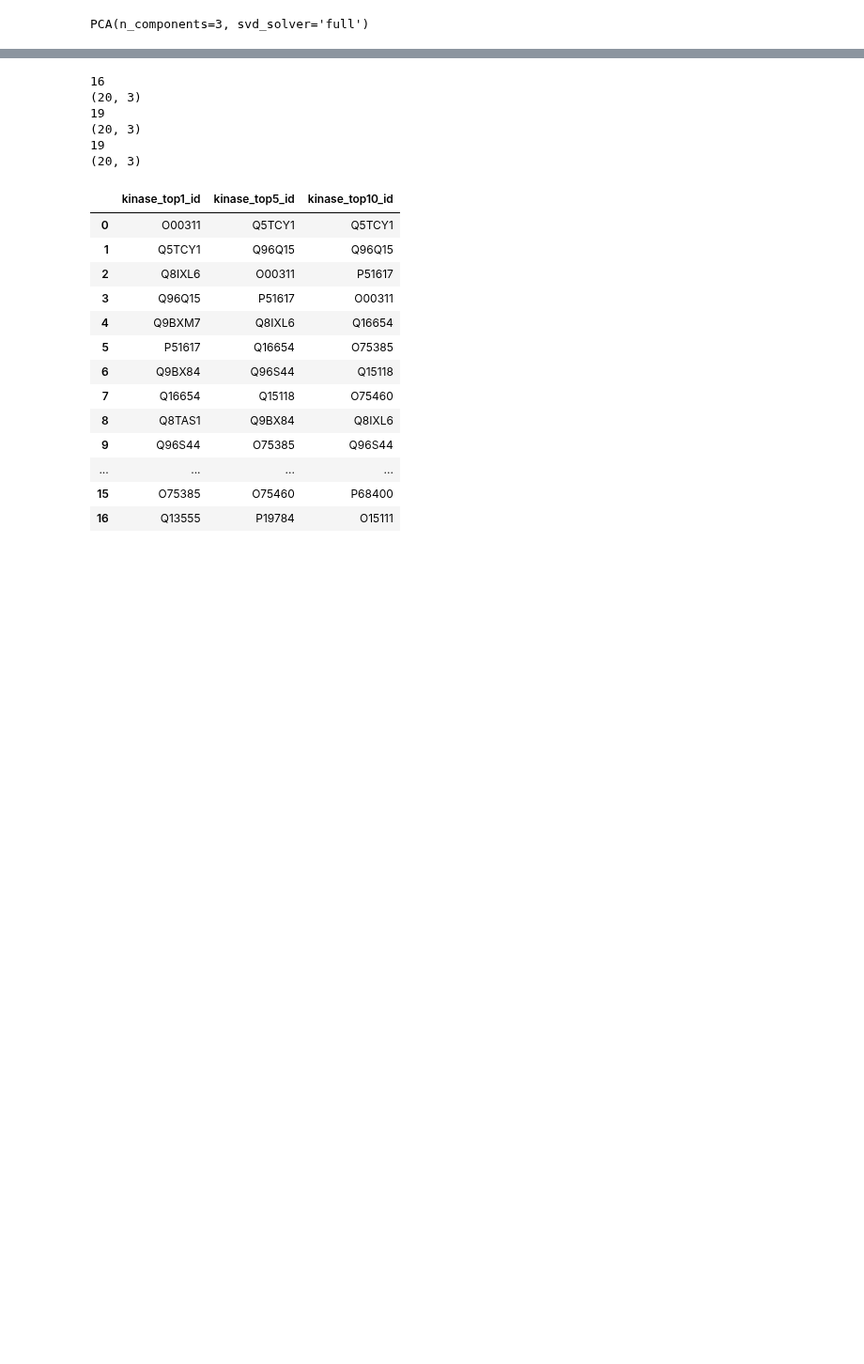
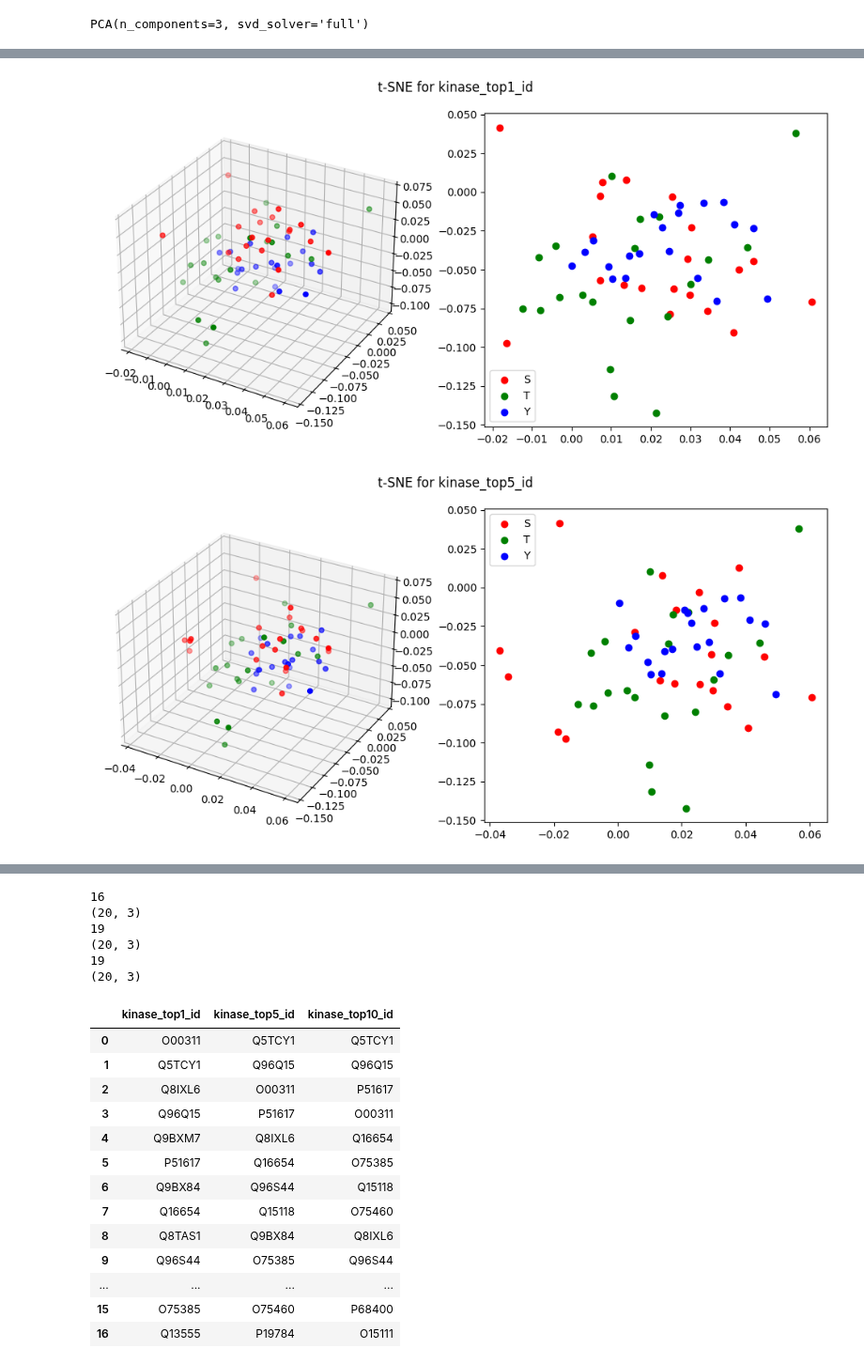
Before and after one commit to nexuso1/bio-research, a Jupyter notebook: notebooks/kinase_embeddings.ipynb, the cells around one changed output, grey strips where cells are left out. Shown at 94% size. Drawn from its saved outputs; the diff is of its cells as text; code cells hidden in the pictures; blank space fills up the shorter version.

```diff
--- a/notebooks/kinase_embeddings.ipynb
+++ b/notebooks/kinase_embeddings.ipynb
@@ -198,0 +222,29 @@ for col in cols:
+# %%
+tsne = TSNE(n_components=3, random_state=42)
+# %%
+id_to_res = {}
+for i, df in enumerate(res_dfs):
+        ids = df[col]
+        for id in ids:
+            id_to_res[id] = residues[i]
+# %%
+transformed=tsne.fit_transform(np.asarray(list(mean_embs.values())))
+
+cols = res_dfs[0].columns
+colors = ['r', 'g', 'b']
+for col in cols:
+    for i, df in enumerate(res_dfs):
+        ids = df[col]
+
+    fig = plt.figure(figsize=(10, 5))
+    ax3d = fig.add_subplot(121, projection='3d')
+    ax2d = fig.add_subplot(122)
+    ax3d.scatter(transformed[:, 0], transformed[:, 1], transformed[:, 2], color=colors[i], label=residues[i])
+    ax2d.scatter(transformed[:, 0], transformed[:, 1], color=colors[i], label=residues[i])
+    fig.suptitle(f't-SNE for {col}')
+    plt.legend()
+    plt.tight_layout()
+    plt.show()
+# %% [output]
+[figure, added]
+[figure, added]
```
Also changed, not shown: parts of 15 cells of this notebook, 1 other file.
